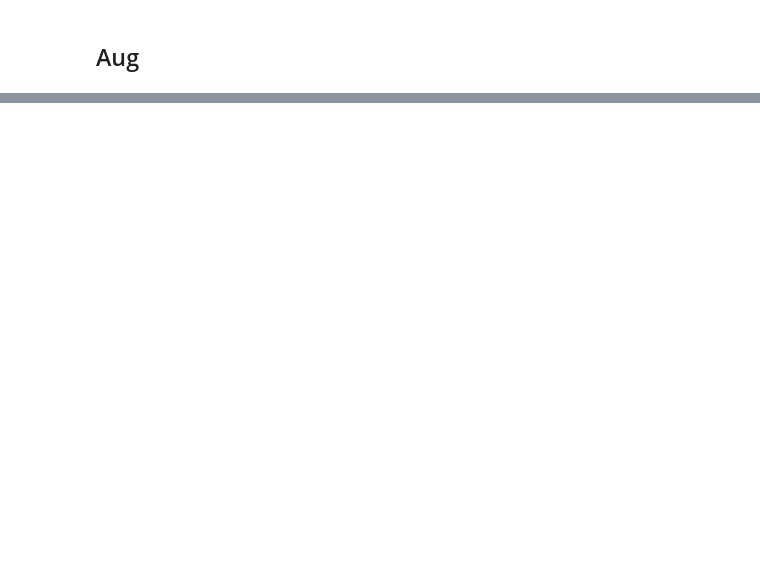
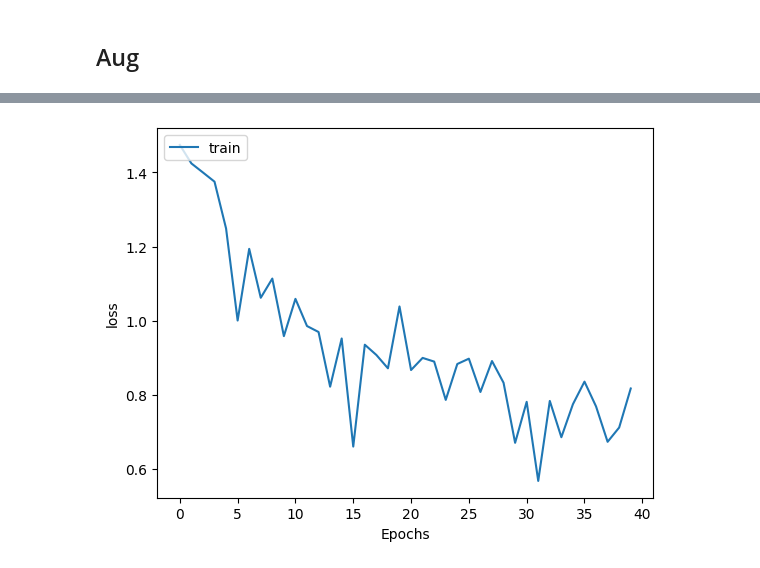
Before and after one commit to AlbertPratama/GenAI-Batch7, a Jupyter notebook: capstone/prototype.ipynb, the cells around one changed output, grey strips where cells are left out. Saved outputs shown, nothing was run; the diff lists cells and outputs as text; code cells hidden in the pictures; blank space fills up the shorter version.

```diff
--- a/capstone/prototype.ipynb
+++ b/capstone/prototype.ipynb
@@ -195,0 +323,4 @@ Found 157 images belonging to 4 classes.
+# %%
+PlotHistModel(history, 'loss')
+# %% [output]
+[figure, added]
```
Also changed, not shown: parts of 22 cells of this notebook.
